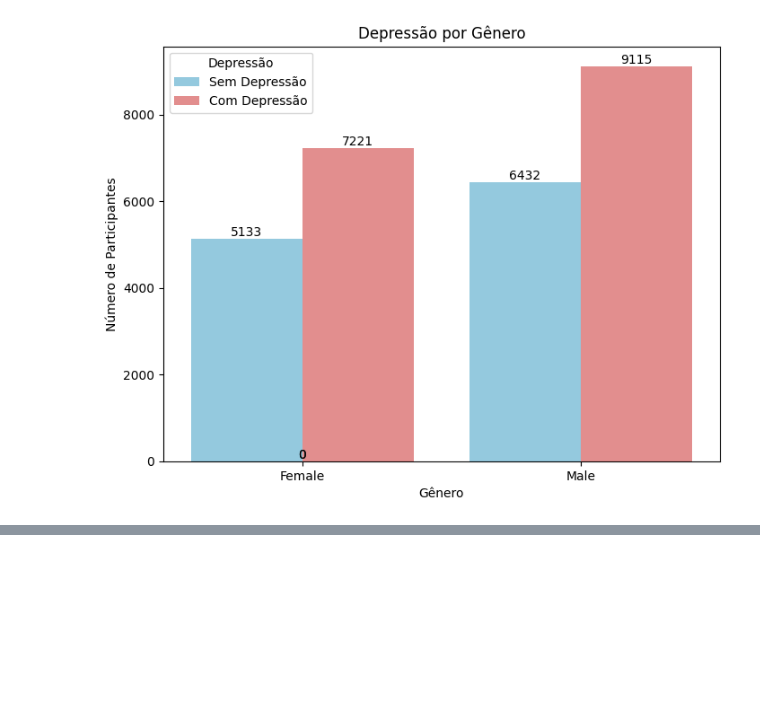
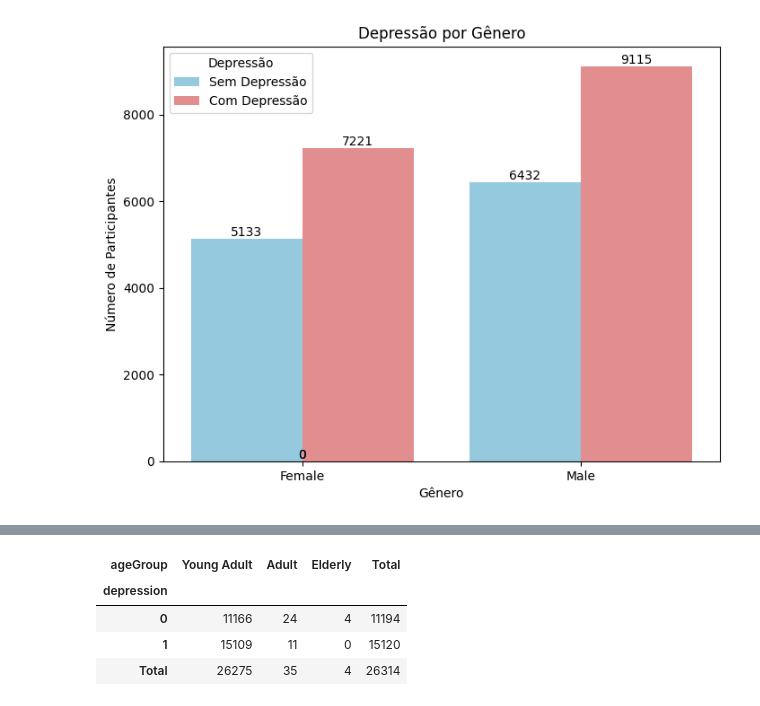
Before and after one commit to RenanVanbasten/mental-health-data-analysis, a Jupyter notebook: analise_exploratoria.ipynb, the cells around one changed output, grey strips where cells are left out. Saved outputs shown, nothing was run; the diff lists cells and outputs as text; code cells hidden in the pictures; blank space fills up the shorter version.

```diff
--- a/analise_exploratoria.ipynb
+++ b/analise_exploratoria.ipynb
@@ -139,0 +146,14 @@ plt.show()
+# %%
+df['ageGroup'] = pd.cut(
+    df['age'],
+    bins = [18, 35, 51, 100],
+    labels =['Young Adult', 'Adult', 'Elderly' ]
+)
+# %%
+pd.crosstab(df["depression"], df["ageGroup"], margins=True, margins_name="Total")
+# %% [output]
+| ageGroup | Young Adult | Adult | Elderly | Total |
+| depression |  |  |  |  |
+| 0 | 11166 | 24 | 4 | 11194 |
+| 1 | 15109 | 11 | 0 | 15120 |
+| Total | 26275 | 35 | 4 | 26314 |
```
Also changed, not shown: parts of 3 cells of this notebook.
